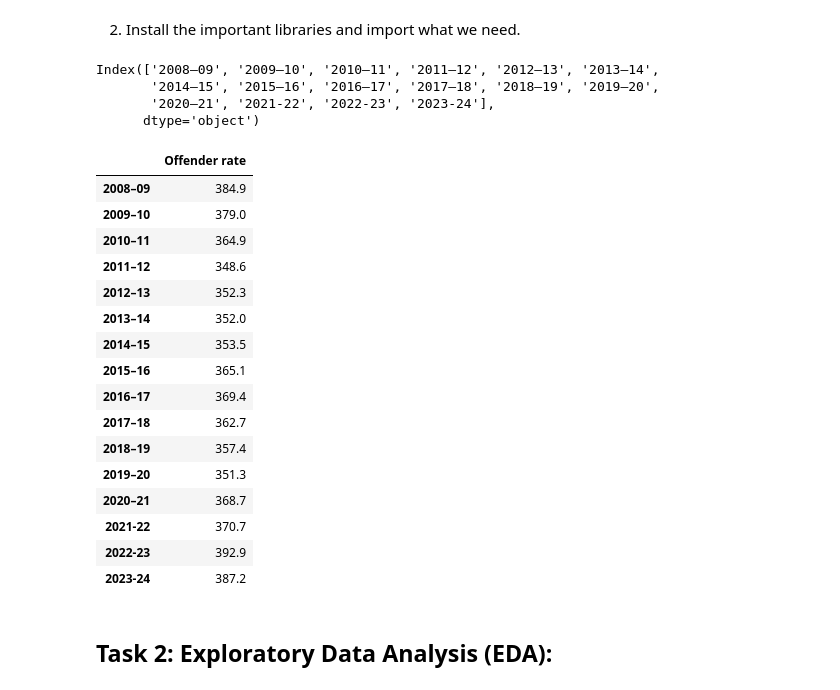
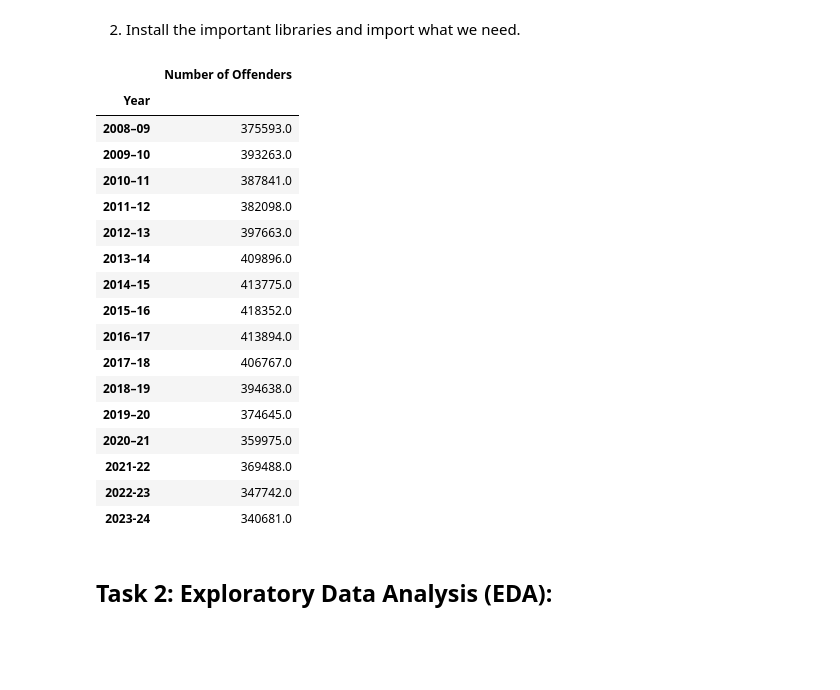
Before and after one commit to leeglb/HomeSurveillance-Project, a Jupyter notebook: crimeratemodel.ipynb, the cells around one changed output. Cells and saved outputs as stored; diff of their text form; code cells hidden in the pictures; blank space fills up the shorter version.

```diff
--- a/crimeratemodel.ipynb
+++ b/crimeratemodel.ipynb
@@ -58,36 +58,40 @@ harmful_offenders_data = pd.read_excel('Offender rate(a), principal offence of a
 # %%
 number_of_offenders_data['Offender number'] = pd.to_numeric(number_of_offenders_data['Offender number'], errors="coerce")
 
 offenders_data = number_of_offenders_data.iloc[:16]
 
-offenders_data.index
+offenders_data.columns = ["Year", "Number of Offenders"]
+
+offenders_data = offenders_data.set_index("Year")
+
+offenders_data
 # %% [output]
-Index(['2008–09', '2009–10', '2010–11', '2011–12', '2012–13', '2013–14',
-       '2014–15', '2015–16', '2016–17', '2017–18', '2018–19', '2019–20',
-       '2020–21', '2021-22', '2022-23', '2023-24'],
-      dtype='object')
+|  | Number of Offenders |
+| Year |  |
+| 2008–09 | 375593.0 |
+| 2009–10 | 393263.0 |
+| 2010–11 | 387841.0 |
+| 2011–12 | 382098.0 |
+| 2012–13 | 397663.0 |
+| 2013–14 | 409896.0 |
+| 2014–15 | 413775.0 |
+| 2015–16 | 418352.0 |
+| 2016–17 | 413894.0 |
+| 2017–18 | 406767.0 |
+| 2018–19 | 394638.0 |
+| 2019–20 | 374645.0 |
+| 2020–21 | 359975.0 |
+| 2021-22 | 369488.0 |
+| 2022-23 | 347742.0 |
+| 2023-24 | 340681.0 |
 # %%
 harmful_data = harmful_offenders_data.iloc[:16]
 
+harmful_data.columns = ["Year", "Intent to Harm Rate"]
+
+harmful_data = harmful_data.set_index("Year")
+
 harmful_data
-# %% [output]
-|  | Offender rate |
-| 2008–09 | 384.9 |
-| 2009–10 | 379.0 |
-| 2010–11 | 364.9 |
-| 2011–12 | 348.6 |
-| 2012–13 | 352.3 |
-| 2013–14 | 352.0 |
-| 2014–15 | 353.5 |
-| 2015–16 | 365.1 |
-| 2016–17 | 369.4 |
-| 2017–18 | 362.7 |
-| 2018–19 | 357.4 |
-| 2019–20 | 351.3 |
-| 2020–21 | 368.7 |
-| 2021-22 | 370.7 |
-| 2022-23 | 392.9 |
-| 2023-24 | 387.2 |
 # %% [markdown]
 ## Task 2: Exploratory Data Analysis (EDA):
 # %% [markdown]
```
Also changed, not shown: parts of 10 cells of this notebook.
